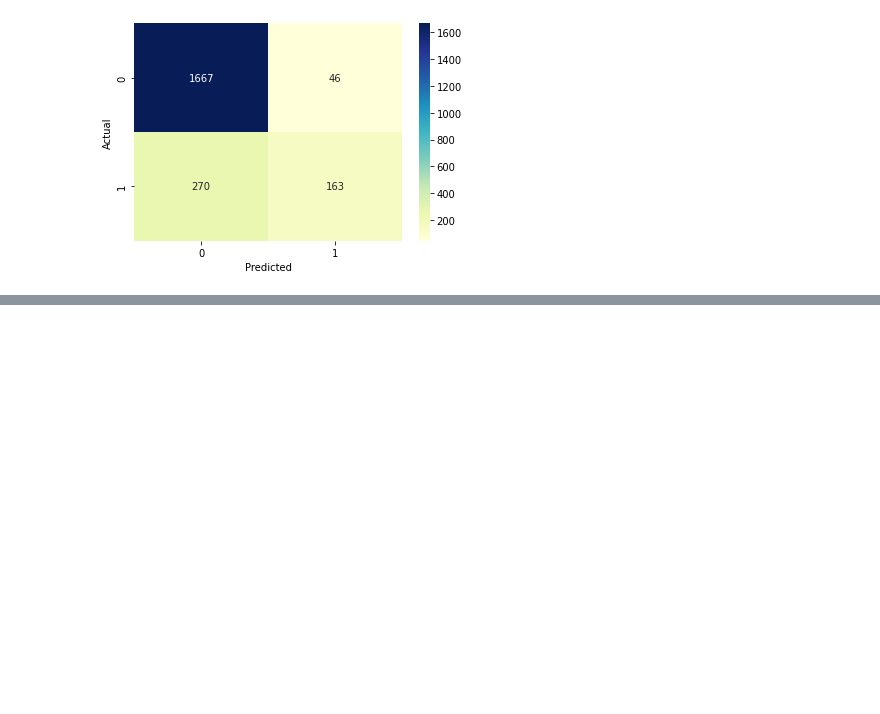
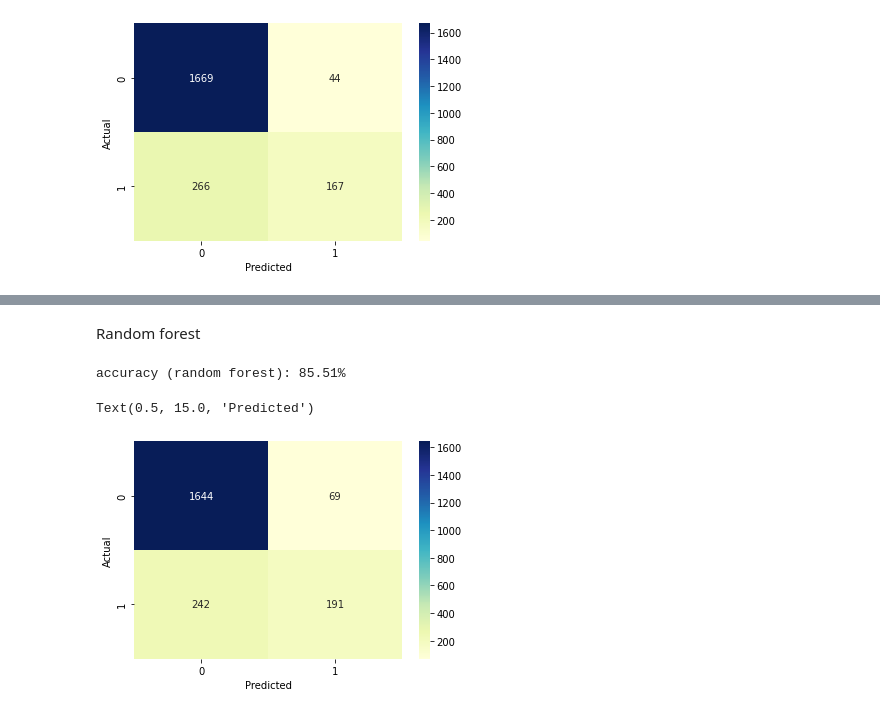
Before and after one commit to annagossner/mba_textmining, a Jupyter notebook: SentimentAnalysis.ipynb, the cells around one changed output, grey strips where cells are left out. Cells and saved outputs as stored; diff of their text form; code cells hidden in the pictures; blank space fills up the shorter version.

```diff
--- a/SentimentAnalysis.ipynb
+++ b/SentimentAnalysis.ipynb
@@ -113,0 +184,9 @@ train, test = train_test_split(data,test_size = 0.1)
+# %%
+# stemming
+import nltk
+st = nltk.PorterStemmer()
+def stemming_on_text(data):
+    text = [st.stem(word) for word in data]
+    return data
+df['text']= df['text'].apply(lambda x: stemming_on_text(x))
+df['text'].head()
@@ -113,0 +200,8 @@ train, test = train_test_split(data,test_size = 0.1)
+# %%
+# applying lemmatizer
+lm = nltk.WordNetLemmatizer()
+def lemmatizer_on_text(data):
+    text = [lm.lemmatize(word) for word in data]
+    return data
+df['text'] = df['text'].apply(lambda x: lemmatizer_on_text(x))
+df['text'].head()
@@ -223,5 +281,5 @@ def plot_confusion_matrix(cm, classes,
     plt.ylabel('True label')
     plt.xlabel('Predicted label')
 # %%
-# Split the data into train & test sets
-X_train,X_test,y_train,y_test = train_test_split(data['text'], data.sentiment, test_size=0.2, random_state=42)
+# splitting the data into train & test sets
+X_train,X_test,y_train,y_test = train_test_split(df['text'], df.sentiment, test_size=0.2, random_state=42)
@@ -278,0 +336,25 @@ Text(0.5, 15.0, 'Predicted')
+# %% [markdown]
+Random forest
+# %%
+from sklearn.ensemble import RandomForestClassifier
+
+# vectorizing and applying TF-IDF
+pipe = Pipeline([('vect', CountVectorizer()),
+                 ('tfidf', TfidfTransformer()),
+                 ('model', RandomForestClassifier(n_estimators=50, criterion="entropy"))])
+# fitting the model
+model = pipe.fit(X_train, y_train)
+# accuracy
+prediction = model.predict(X_test)
+print("accuracy (random forest): {}%".format(round(accuracy_score(y_test, prediction)*100,2)))
+# %% [output]
+accuracy (random forest): 85.51%
+# %%
+conf_matrix = confusion_matrix(y_test, prediction)
+axes = plt.subplot
+sns.heatmap(conf_matrix, annot = True, cmap = 'YlGnBu', fmt = 'g')
+plt.ylabel('Actual')
+plt.xlabel('Predicted')
+# %% [output]
+Text(0.5, 15.0, 'Predicted')
+[figure, added]
```
Also changed, not shown: parts of 28 cells of this notebook.
